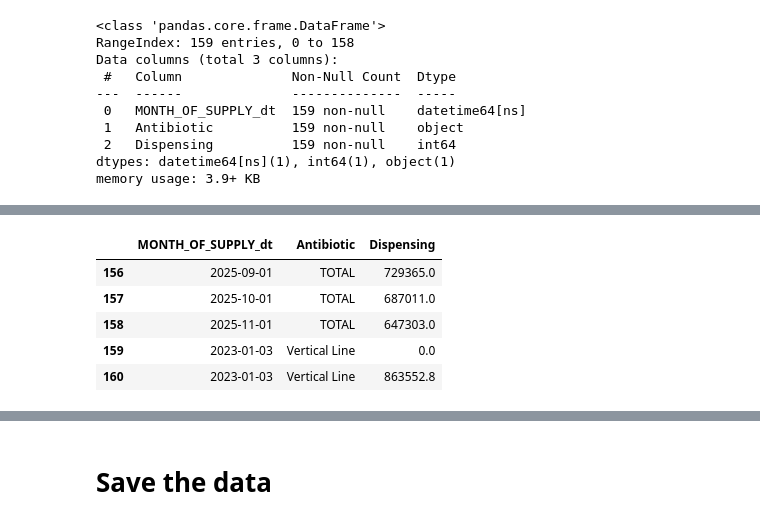
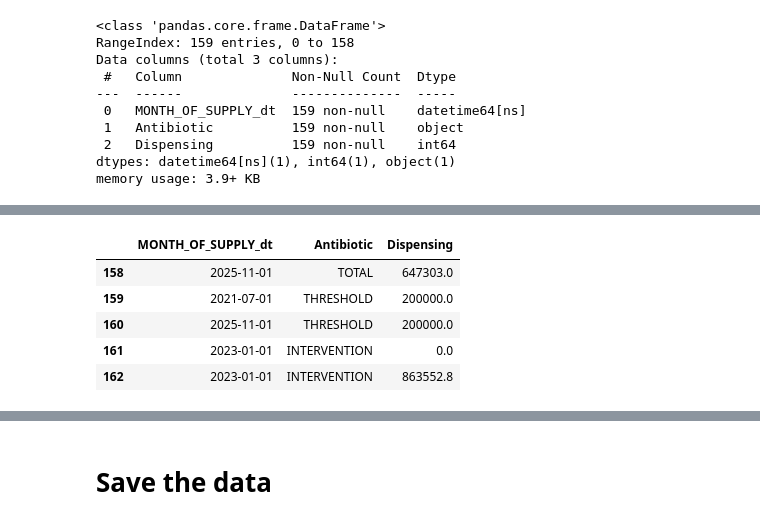
Before and after one commit to p-stehlik/StudentNotebooks, a Jupyter notebook: PBSTimeSeries.ipynb, the cells around one changed output, grey strips where cells are left out. Saved outputs shown, nothing was run; the diff lists cells and outputs as text; code cells hidden in the pictures.

```diff
--- a/PBSTimeSeries.ipynb
+++ b/PBSTimeSeries.ipynb
@@ -562,3 +575,26 @@ Data columns (total 3 columns):
  2   Dispensing          159 non-null    int64
 dtypes: datetime64[ns](1), int64(1), object(1)
 memory usage: 3.9+ KB
+# %%
+# New row data as a list (must match column order)
+
+Hoz1 = [ df_scriptCount_RxTypeLong["MONTH_OF_SUPPLY_dt"].min(), #MONTH_OF_SUPPLY_dt --> the x coordinate. The first date of supply in our time series
+          "THRESHOLD", #Antibiotic --> the category "hack"
+          200000] #Dispensing --> the y coordinate, set to 200,000 as requested
+
+# Add the new row using .loc[] and the next available index (len(df))
+# Basically adds to the END of the df
+df_scriptCount_RxTypeLong.loc[len(df_scriptCount_RxTypeLong)] = Hoz1
+
+#do this for the other coordinate
+
+Hoz2 = [ df_scriptCount_RxTypeLong["MONTH_OF_SUPPLY_dt"].max(), #MONTH_OF_SUPPLY_dt --> the x coordinate. The last date of supply in our time series
+          "THRESHOLD", #Antibiotic --> the category "hack"
+          200000] #Dispensing --> the y coordinate, set to 200,000 as requested
+
+# Add the new row using .loc[] and the next available index (len(df))
+# Basically adds to the END of the df
+df_scriptCount_RxTypeLong.loc[len(df_scriptCount_RxTypeLong)] = Hoz2
+
+#look at the end of the df
+df_scriptCount_RxTypeLong.tail()
@@ -565,31 +625,30 @@ memory usage: 3.9+ KB
 # %%
 # New row data as a list (must match column order)
-#I will choose a random time point, but you need to be sure you have the correct
 
-Vert1 = [ datetime(2023, 1, 3), #MONTH_OF_SUPPLY_dt --> the x coordinate. Needs to be in the correct datetime format
-          "Vertical  Line", #Antibiotic --> the category "hack"
+Vert1 = [ datetime(2023, 1, 1), #MONTH_OF_SUPPLY_dt --> the x coordinate, set to 2023-01-01 as requested
+          "INTERVENTION", #Antibiotic --> the category "hack"
           0] #Dispensing --> the y coordinate
 
 # Add the new row using .loc[] and the next available index (len(df))
 # Basically adds to the END of the df
 df_scriptCount_RxTypeLong.loc[len(df_scriptCount_RxTypeLong)] = Vert1
 
 #do this for the other coordinate
 
-Vert2 = [ datetime(2023, 1, 3), #MONTH_OF_SUPPLY_dt --> the x coordinate. Needs to be in the correct datetime format
-          "Vertical  Line", #Antibiotic --> the category "hack"
+Vert2 = [ datetime(2023, 1, 1), #MONTH_OF_SUPPLY_dt --> the x coordinate, set to 2023-01-01 as requested
+          "INTERVENTION", #Antibiotic --> the category "hack"
           df_scriptCount_RxTypeLong["Dispensing"].max() * 1.1] #Dispensing --> the y coordinate. In this case we are getting the MAX value and then multiplying by 1.1, adjust as needed.
 
 # Add the new row using .loc[] and the next available index (len(df))
 # Basically adds to the END of the df
 df_scriptCount_RxTypeLong.loc[len(df_scriptCount_RxTypeLong)] = Vert2
 
 #look at the end of the df
 df_scriptCount_RxTypeLong.tail()
 # %% [output]
 |  | MONTH_OF_SUPPLY_dt | Antibiotic | Dispensing |
-| 156 | 2025-09-01 | TOTAL | 729365.0 |
-| 157 | 2025-10-01 | TOTAL | 687011.0 |
 | 158 | 2025-11-01 | TOTAL | 647303.0 |
-| 159 | 2023-01-03 | Vertical Line | 0.0 |
-| 160 | 2023-01-03 | Vertical Line | 863552.8 |
+| 159 | 2021-07-01 | THRESHOLD | 200000.0 |
+| 160 | 2025-11-01 | THRESHOLD | 200000.0 |
+| 161 | 2023-01-01 | INTERVENTION | 0.0 |
+| 162 | 2023-01-01 | INTERVENTION | 863552.8 |
```
Also changed, not shown: parts of 12 cells of this notebook.
